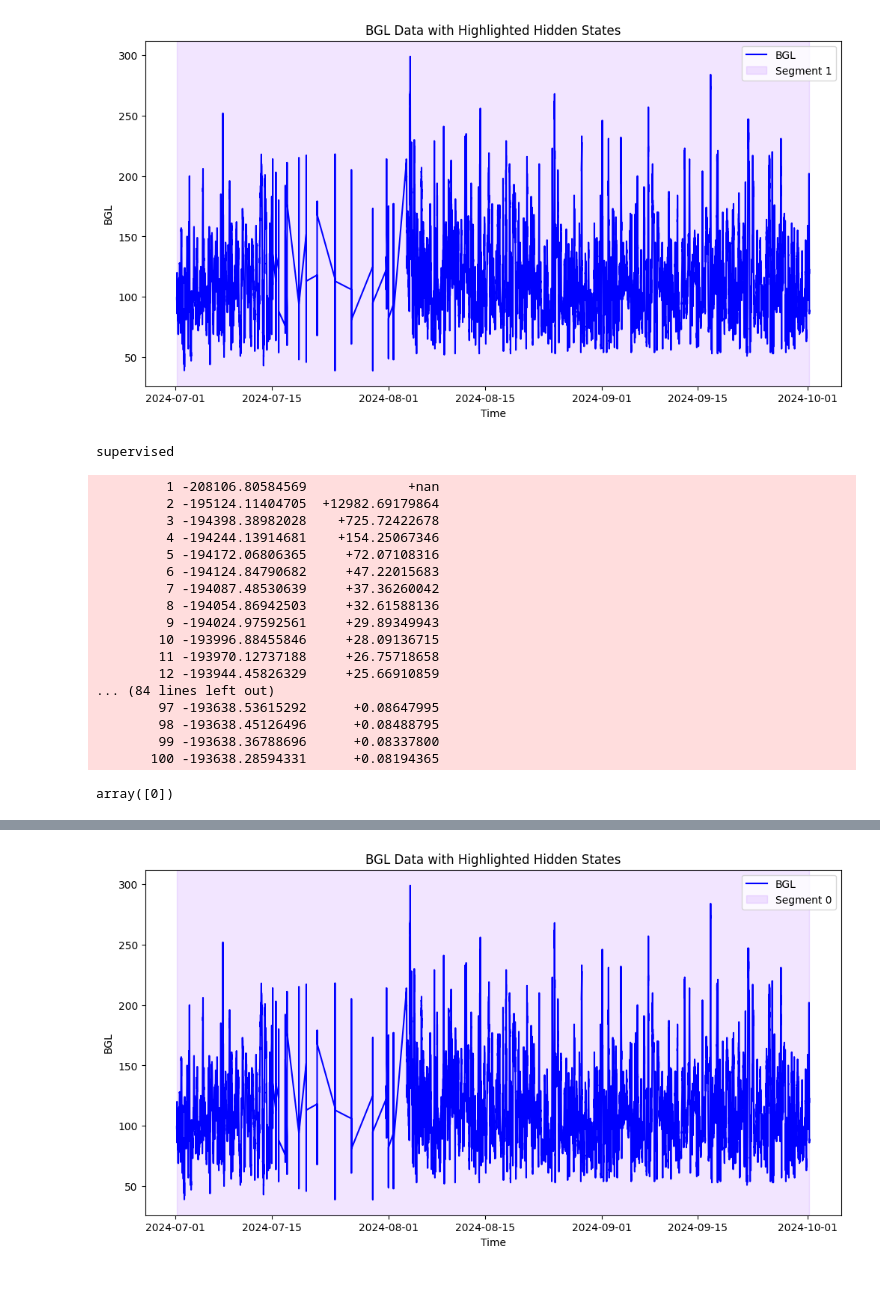
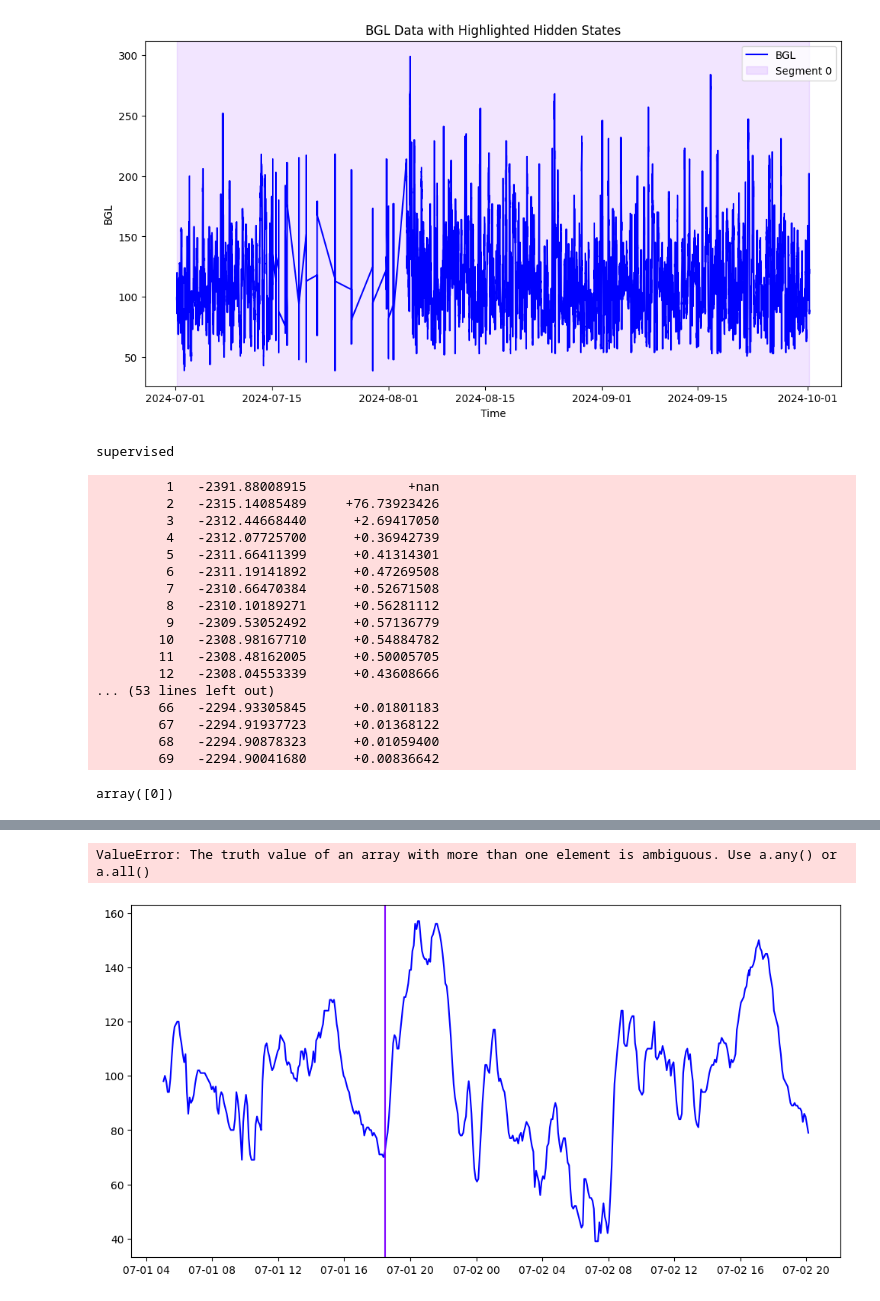
Before and after one commit to RobotPsychologist/bg_control, a Jupyter notebook: 0_meal_identification/meal_identification/notebooks/1.01-jg-GMMHMM-implementation.ipynb, the cells around one changed output, grey strips where cells are left out. Drawn from its saved outputs; the diff is of its cells as text; code cells hidden in the pictures.

Commit message:
refactor error handling in data processing for better reliability

```diff
--- a/0_meal_identification/meal_identification/notebooks/1.01-jg-GMMHMM-implementation.ipynb
+++ b/0_meal_identification/meal_identification/notebooks/1.01-jg-GMMHMM-implementation.ipynb
@@ -80,7 +80,10 @@ def dataprocessing(csv_files):
     # Make ground truth labels for BGL data
     patients_labels = []
     for bgl in each_bgl:
-        patients_labels.append(bgl[["msg_type"]])
+        patients_labels.append(bgl[["date", "msg_type"]])
+
+    # bgl_with_labels = days_patients.loc[:, "msg_type"] = patients_labels
+
 
     # return days_patients, patients_scaled, patients_normalized, patients_labels
     return days_patients, patients_scaled, patients_labels
@@ -182,6 +186,8 @@ plt.legend()
 plt.show()
 # %% [output]
 [figure]
+# %%
+num_instances = 500
 # %%
 from sklearn.preprocessing import OneHotEncoder
 
@@ -190,23 +196,23 @@ Y_0 = encoder.fit_transform(patients_labels[0])
 # %%
-n_components = 4
-model = runGMMHMM(supervised= True, n_components=n_components, X = all_days_patient_0, n_mix = 16, n_iter = 100, Y = Y_0)
+n_components = 400
+model = runGMMHMM(supervised= True, n_components=n_components, X = all_days_patient_0[0:num_instances], n_mix = 3, n_iter = 100, Y = Y_0)
 # %% [output]
 supervised
-         1 -208106.80584569             +nan
-         2 -195124.11404705  +12982.69179864
-         3 -194398.38982028    +725.72422678
-         4 -194244.13914681    +154.25067346
-         5 -194172.06806365     +72.07108316
-         6 -194124.84790682     +47.22015683
-         7 -194087.48530639     +37.36260042
-         8 -194054.86942503     +32.61588136
-         9 -194024.97592561     +29.89349943
-        10 -193996.88455846     +28.09136715
-        11 -193970.12737188     +26.75718658
-        12 -193944.45826329     +25.66910859
-... (84 lines left out)
-        97 -193638.53615292      +0.08647995
-        98 -193638.45126496      +0.08488795
-        99 -193638.36788696      +0.08337800
-       100 -193638.28594331      +0.08194365
+         1   -2391.88008915             +nan
+         2   -2315.14085489     +76.73923426
+         3   -2312.44668440      +2.69417050
+         4   -2312.07725700      +0.36942739
+         5   -2311.66411399      +0.41314301
+         6   -2311.19141892      +0.47269508
+         7   -2310.66470384      +0.52671508
+         8   -2310.10189271      +0.56281112
+         9   -2309.53052492      +0.57136779
+        10   -2308.98167710      +0.54884782
+        11   -2308.48162005      +0.50005705
+        12   -2308.04553339      +0.43608666
+... (53 lines left out)
+        66   -2294.93305845      +0.01801183
+        67   -2294.91937723      +0.01368122
+        68   -2294.90878323      +0.01059400
+        69   -2294.90041680      +0.00836642
 # %%
@@ -218,3 +226,5 @@ array([0])
+# %%
+gt_labels_0 = patients_labels[0][0:num_instances]
 # %%
 import matplotlib.pyplot as plt
 
@@ -222,20 +232,33 @@ import matplotlib.pyplot as plt
 plt.figure(figsize=(12, 6))
 
 
-bruh = all_days_patient_0
+bruh = all_days_patient_0[0:num_instances]
 # Plot the BGL data
 plt.plot(bruh.index, bruh["bgl"], label='BGL', color='blue')
 
 # Highlight segments based on hidden states
-unique_segments = np.unique(hidden_states)
-colors = plt.cm.rainbow(np.linspace(0, 1, len(unique_segments)))
+# unique_segments = np.unique(hidden_states)
+# colors = plt.cm.rainbow(np.linspace(0, 1, len(unique_segments)))
 
-for segment, color in zip(unique_segments, colors):
-    masks = hidden_states == segment
+# for segment, color in zip(unique_segments, colors):
+#     masks = hidden_states == segment
+#     print(len(masks))
+#     segment_indices = bruh.index[masks]
+#     plt.axvspan(segment_indices.min(), segment_indices.max(),
+#                 alpha=0.1, color=color, label=f'Segment {segment}')
+
+unique_labels = [1, 2]
+label_colors = plt.cm.rainbow(np.linspace(0, 1, len(unique_labels)))
+
+for segment, color in zip(unique_labels, label_colors):
+    masks = gt_labels_0["msg_type"] == segment
     print(len(masks))
-    segment_indices = bruh.index[masks]
-    plt.axvspan(segment_indices.min(), segment_indices.max(),
-                alpha=0.1, color=color, label=f'Segment {segment}')
+    segment_indices = gt_labels_0["date"][masks].to_numpy()
+    print(segment_indices)
+    plt.axvline(segment_indices, color=color, label=f'Segment {segment}')
+# masks = gt_labels_0 == 1
+# gt_labels_0[masks]
+# plt.plot(bruh.index, gt_labels_0[gt_labels_0 == 1], label='gt', color='red')
 
 # Add title and labels
 plt.title("BGL Data with Highlighted Hidden States")
@@ -248 +287,2 @@ plt.show()
+ValueError: The truth value of an array with more than one element is ambiguous. Use a.any() or a.all()
-[figure, old version]
+[figure, new version]
```
Also changed, not shown: parts of 10 cells of this notebook.
